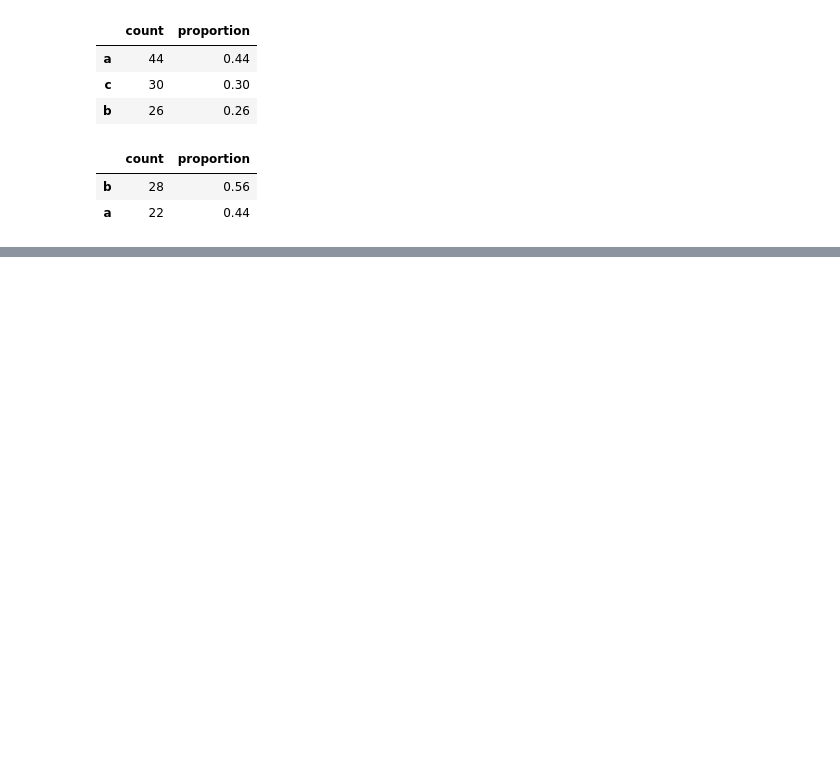
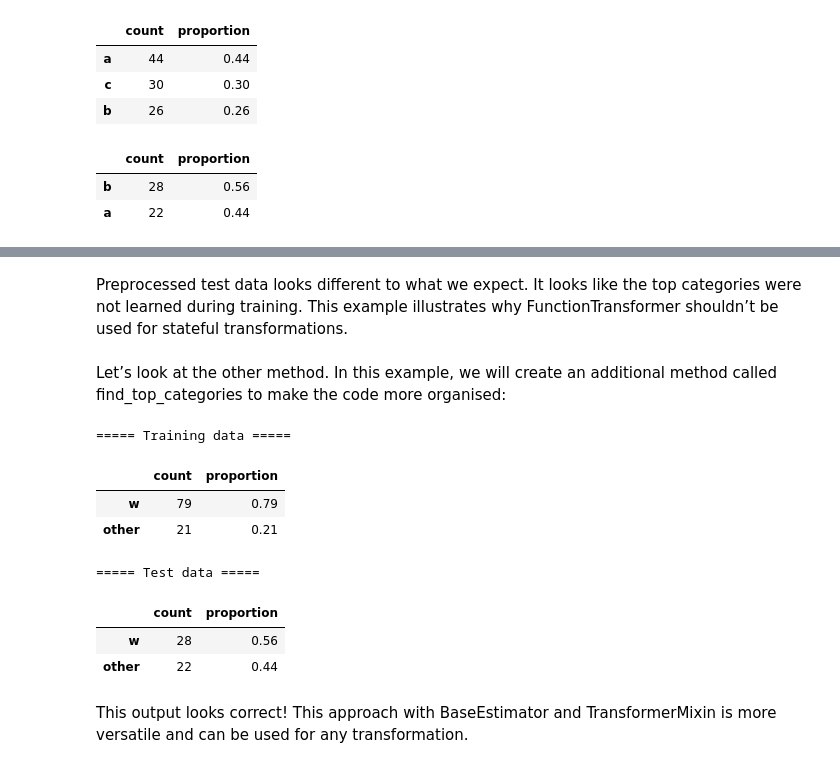
Before and after one commit to rdebullain/pipelines_and_persistence_exercise, a Jupyter notebook: exercise_custom_transformers.ipynb, the cells around one changed output, grey strips where cells are left out. Drawn from its saved outputs; the diff is of its cells as text; code cells hidden in the pictures; blank space fills up the shorter version.

```diff
--- a/exercise_custom_transformers.ipynb
+++ b/exercise_custom_transformers.ipynb
@@ -140,0 +266,49 @@ find_frequency(category_grouper1.transform(X_test['feature1']))
+# %% [markdown]
+Preprocessed test data looks different to what we expect. It looks like the top categories were not learned during training. This example illustrates why
+FunctionTransformer shouldn’t be used for stateful transformations.
+# %% [markdown]
+Let’s look at the other method. In this example, we will create an additional method called find_top_categories to make the code more organised:
+# %%
+class CardinalityReducer(BaseEstimator, TransformerMixin):
+    def __init__(self, threshold=.2):
+        self.threshold = threshold
+
+    def find_top_categories(self, feature):
+        proportions = feature.value_counts(normalize=True)
+        categories = proportions[proportions>=self.threshold].index.values
+        return categories
+
+    def fit(self, X, y=None):
+        self.columns = X.columns
+        self.categories = {}
+        for feature in self.columns:
+            self.categories[feature] = self.find_top_categories(X[feature])
+        return self
+
+    def transform(self, X):
+        X = X.copy()
+        for feature in self.columns:
+            X[feature] = np.where(X[feature].isin(self.categories[feature]), X[feature], 'other')
+        return X
+
+pipe2 = Pipeline([
+    ('category_grouper', FunctionTransformer(group_categories, kw_args={'mapping': mapping})),
+    ('cardinality_reducer', CardinalityReducer()),
+])
+
+print("===== Training data =====")
+display(find_frequency(pipe2.fit_transform(X_train)['feature2']))
+
+print("===== Test data =====")
+find_frequency(pipe2.transform(X_test)['feature2'])
+# %% [output]
+===== Training data =====
+|  | count | proportion |
+| w | 79 | 0.79 |
+| other | 21 | 0.21 |
+===== Test data =====
+|  | count | proportion |
+| w | 28 | 0.56 |
+| other | 22 | 0.44 |
+# %% [markdown]
+This output looks correct! This approach with BaseEstimator and TransformerMixin is more versatile and can be used for any transformation.
```
Also changed, not shown: parts of 11 cells of this notebook.
